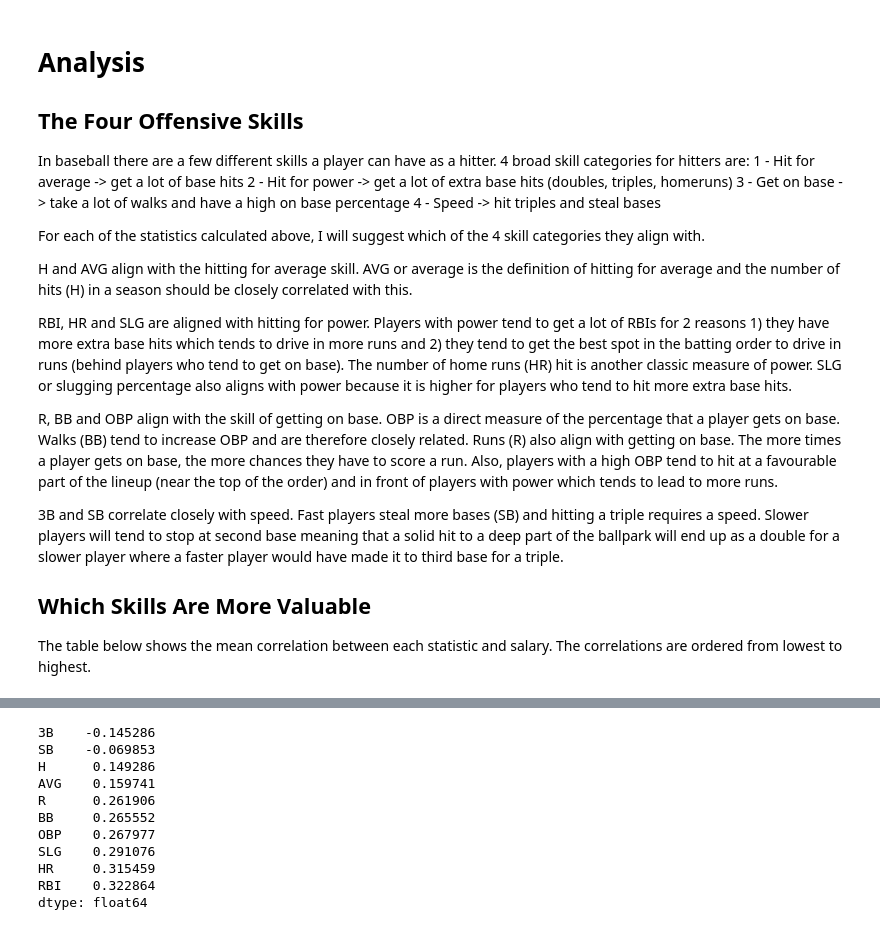
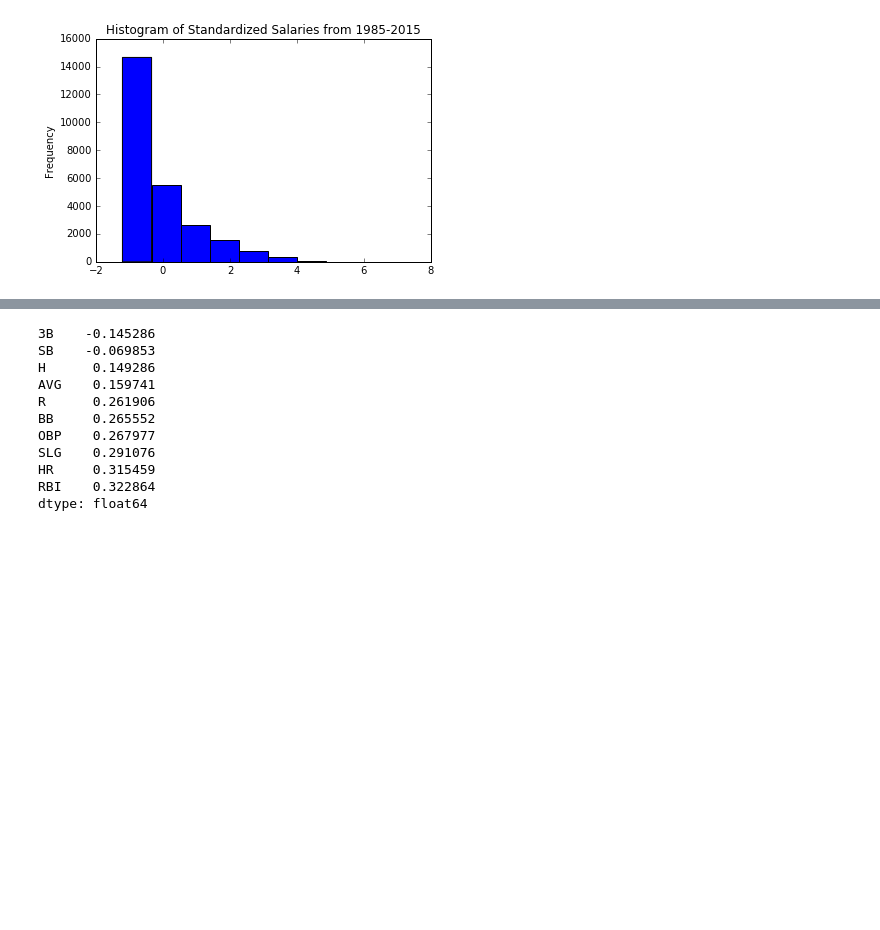
Before and after one commit to nathanhtcox/UD_Baseball_Project, a Jupyter notebook: Baseball Investigation.ipynb, the cells around one changed output, grey strips where cells are left out. Drawn from its saved outputs; the diff is of its cells as text; code cells hidden in the pictures; blank space fills up the shorter version.

Commit message:
third commit updated readme

```diff
--- a/Baseball Investigation.ipynb
+++ b/Baseball Investigation.ipynb
@@ -78,24 +88,20 @@ mean_corr=salary_corr.mean().sort_values()
-# %% [markdown]
-# Analysis
-
-## The Four Offensive Skills
-
-In baseball there are a few different skills a player can have as a hitter. 4 broad skill categories for hitters are:
-    1 - Hit for average -> get a lot of base hits
-    2 - Hit for power -> get a lot of extra base hits (doubles, triples, homeruns)
-    3 - Get on base -> take a lot of walks and have a high on base percentage
-    4 - Speed -> hit triples and steal bases
-
-For each of the statistics calculated above, I will suggest which of the 4 skill categories they align with.
-
-H and AVG align with the hitting for average skill. AVG or average is the definition of hitting for average and the number of hits (H) in a season should be closely correlated with this.
-
-RBI, HR and SLG are aligned with hitting for power. Players with power tend to get a lot of RBIs for 2 reasons 1) they have more extra base hits which tends to drive in more runs and 2) they tend to get the best spot in the batting order to drive in runs (behind players who tend to get on base). The number of home runs (HR) hit is another classic measure of power. SLG or slugging percentage also aligns with power because it is higher for players who tend to hit more extra base hits.
-
-R, BB and OBP align with the skill of getting on base. OBP is a direct measure of the percentage that a player gets on base. Walks (BB) tend to increase OBP and are therefore closely related. Runs (R) also align with getting on base. The more times a player gets on base, the more chances they have to score a run. Also, players with a high OBP tend to hit at a favourable part of the lineup (near the top of the order) and in front of players with power which tends to lead to more runs.
-
-3B and SB correlate closely with speed. Fast players steal more bases (SB) and hitting a triple requires a speed. Slower players will tend to stop at second base meaning that a solid hit to a deep part of the ballpark will end up as a double for a slower player where a faster player would have made it to third base for a triple.
-
-## Which Skills Are More Valuable
-
-The table below shows the mean correlation between each statistic and salary. The correlations are ordered from lowest to highest.
+# %%
+
+#import salary data
+salary = pd.read_csv('baseballdatabank-master/core/Salaries.csv')
+
+
+#standardize salaries
+a = salary.groupby('yearID')['salary'].mean()
+b = salary.groupby('yearID')['salary'].std().round(decimals=0)
+salary = salary.merge(pd.DataFrame({'yearID':a.index, 'Mean_Salary':a.values}), on='yearID', how='left')
+salary = salary.merge(pd.DataFrame({'yearID':b.index, 'Salary_StDev':b.values}), on='yearID', how='left')
+salary['z_salary']=(salary.salary - salary.Mean_Salary)/salary.Salary_StDev
+
+#plot a histogram of the standardized salaries
+salary['z_salary'].plot(kind='hist',title='Histogram of Standardized Salaries from 1985-2015')
+
+#remove players with salaries < mean to avoid artificially low salaries (arbitration)
+salary=salary.drop(salary[salary.z_salary<0].index)
+# %% [output]
+[figure, added]
```
Also changed, not shown: parts of 7 cells of this notebook, 1 other file.
